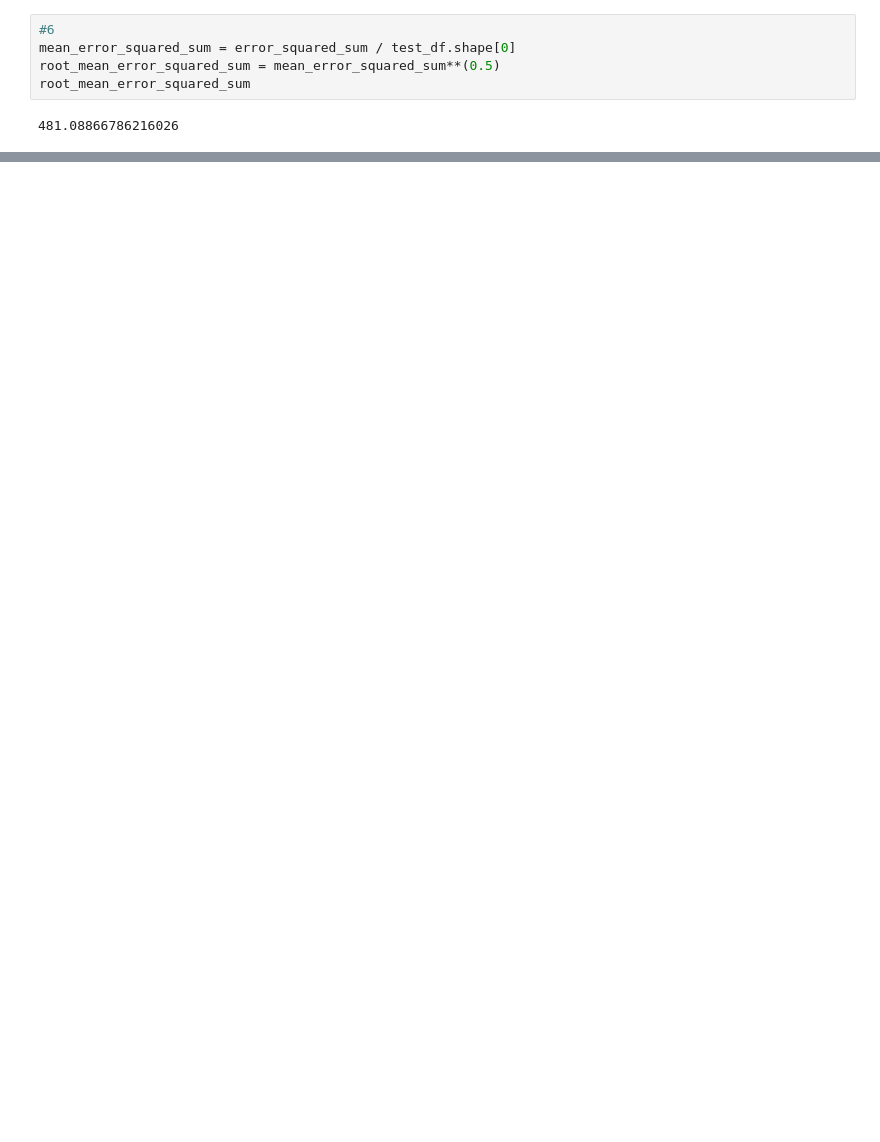
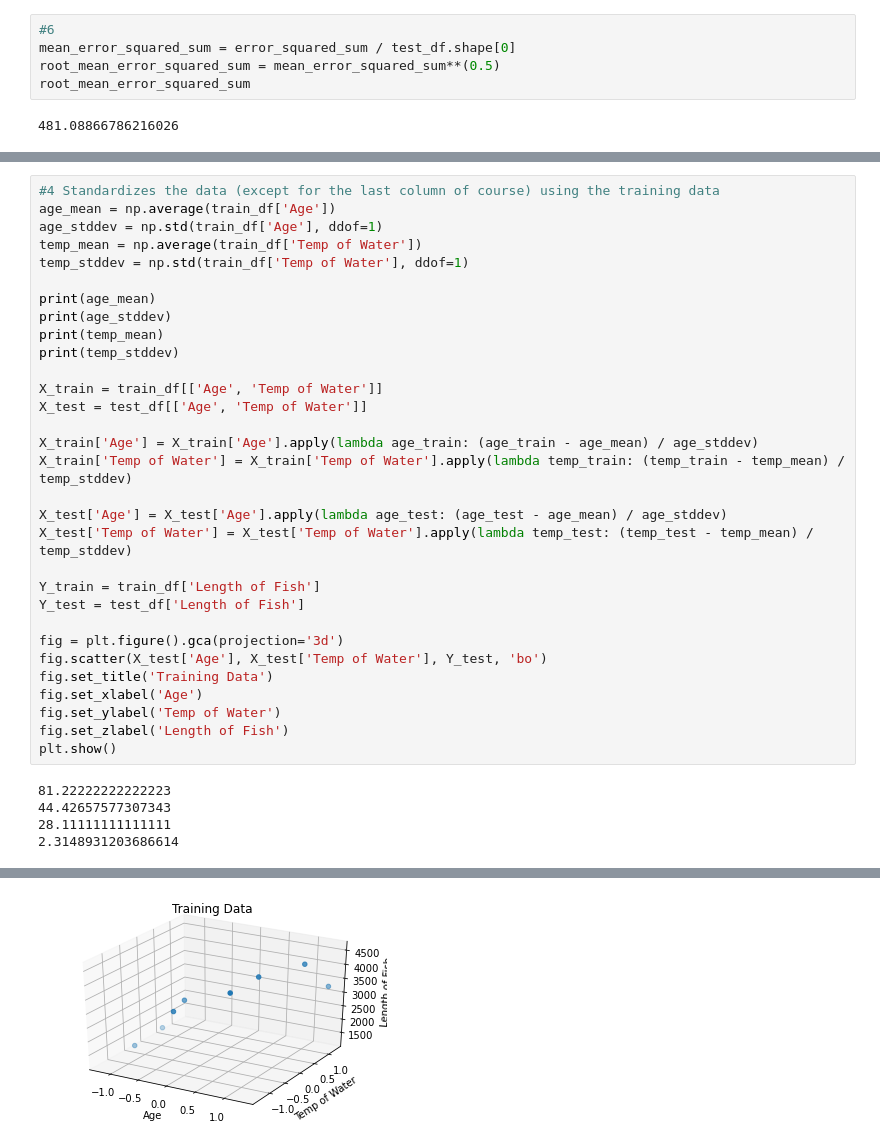
Before and after one commit to Prakhar-Saxena/CollegeAssignments, a Jupyter notebook: CS383/assn1/assn1.ipynb, the cells around one changed output, grey strips where cells are left out. Cells and saved outputs as stored; diff of their text form; blank space fills up the shorter version.

```diff
--- a/CS383/assn1/assn1.ipynb
+++ b/CS383/assn1/assn1.ipynb
@@ -428,0 +477,36 @@ root_mean_error_squared_sum
+# %%
+#4 Standardizes the data (except for the last column of course) using the training data
+age_mean = np.average(train_df['Age'])
+age_stddev = np.std(train_df['Age'], ddof=1)
+temp_mean = np.average(train_df['Temp of Water'])
+temp_stddev = np.std(train_df['Temp of Water'], ddof=1)
+
+print(age_mean)
+print(age_stddev)
+print(temp_mean)
+print(temp_stddev)
+
+X_train = train_df[['Age', 'Temp of Water']]
+X_test = test_df[['Age', 'Temp of Water']]
+
+X_train['Age'] = X_train['Age'].apply(lambda age_train: (age_train - age_mean) / age_stddev)
+X_train['Temp of Water'] = X_train['Temp of Water'].apply(lambda temp_train: (temp_train - temp_mean) / temp_stddev)
+
+X_test['Age'] = X_test['Age'].apply(lambda age_test: (age_test - age_mean) / age_stddev)
+X_test['Temp of Water'] = X_test['Temp of Water'].apply(lambda temp_test: (temp_test - temp_mean) / temp_stddev)
+
+Y_train = train_df['Length of Fish']
+Y_test = test_df['Length of Fish']
+
+fig = plt.figure().gca(projection='3d')
+fig.scatter(X_test['Age'], X_test['Temp of Water'], Y_test, 'bo')
+fig.set_title('Training Data')
+fig.set_xlabel('Age')
+fig.set_ylabel('Temp of Water')
+fig.set_zlabel('Length of Fish')
+plt.show()
+# %% [output]
+81.22222222222223
+44.42657577307343
+28.11111111111111
+2.3148931203686614
@@ -428,0 +531 @@ root_mean_error_squared_sum
+[figure, added]
```
Also changed, not shown: parts of 12 cells of this notebook.
